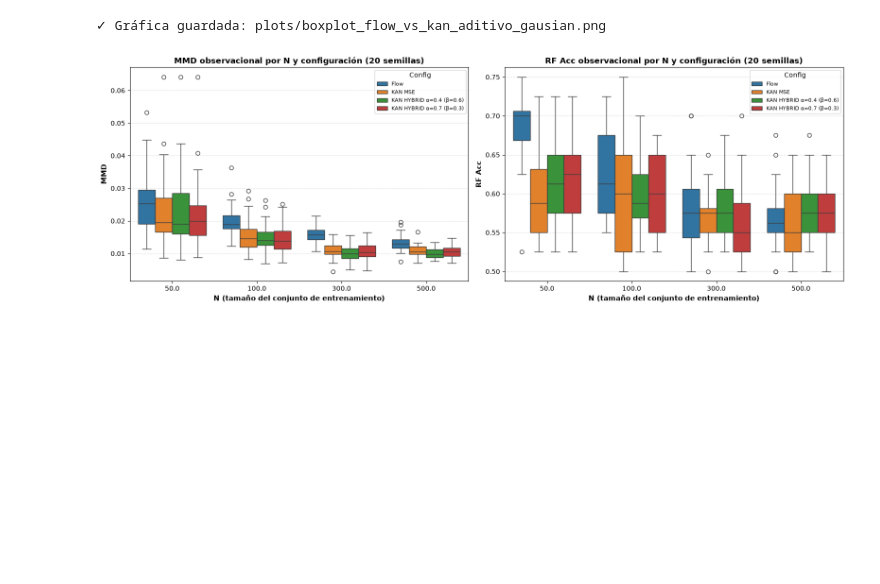
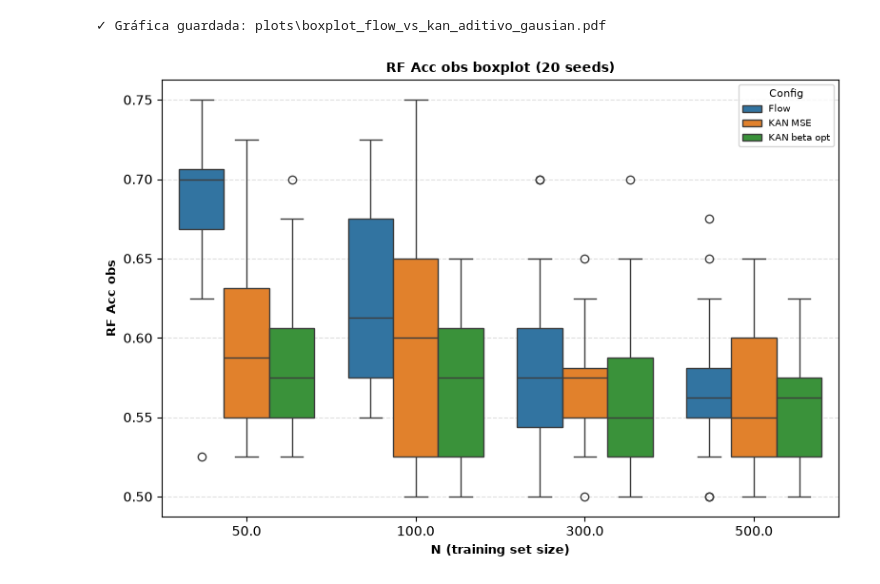
Before and after one commit to Claudia-Rodriguez2002/kacgm_hsic, a Jupyter notebook: notebooks/Experimento1/Observacional/Ruido_ Aditivo_Gausiano.ipynb, the cells around one changed output. Cells and saved outputs as stored; diff of their text form; code cells hidden in the pictures; blank space fills up the shorter version.

Commit message:
Exp1: plot vs beta, bigotes rf, tablas metricas

```diff
--- a/notebooks/Experimento1/Observacional/Ruido_ Aditivo_Gausiano.ipynb
+++ b/notebooks/Experimento1/Observacional/Ruido_ Aditivo_Gausiano.ipynb
@@ -529,2 +641,20 @@ VISUALIZACIÓN: MEDIA Y DESVIACIÓN TÍPICA POR MÉTRICA
 [figure]
 ✓ Gráficas generadas con media ± desviación típica (todas las N en una figura)
+# %%
+# ==============================================================================
+# PASO 7b: SELECCIÓN DEL BETA ÓPTIMO POR N (MÍNIMA RF ACC OBSERVACIONAL, BETA EN [0.1, 0.9])
+# ==============================================================================
+df_betas_hibridos = df_final_multi_n[(df_final_multi_n['Beta'] >= 0.1) & (df_final_multi_n['Beta'] <= 0.9)]
+rf_acc_por_n_beta = df_betas_hibridos.groupby(['N', 'Beta'])['RF Acc'].mean().unstack('Beta').sort_index()
+
+print("RF Acc media observacional por N y Beta (0.1 a 0.9):")
+display(rf_acc_por_n_beta)
+
+beta_optimo_por_n = {}
+alpha_optimo_por_n = {}
+for n_val in sorted(df_betas_hibridos['N'].unique()):
+    serie_n = rf_acc_por_n_beta.loc[n_val]
+    beta_opt = float(serie_n.idxmin())
+    beta_optimo_por_n[n_val] = beta_opt
+    alpha_optimo_por_n[n_val] = round(1.0 - beta_opt, 2)
+    print(f"N = {n_val}: Beta óptimo = {beta_opt:.2f} (Alpha = {alpha_optimo_por_n[n_val]:.2f})")
@@ -711,8 +1007,8 @@ Comparación Flow vs. KAN (MSE, α=0.6, α=0.3, HSIC) — media ± std, mismo N,
 | 0 | 500 | 0.01333 ± 0.00301 | 0.57000 ± 0.04631 | 0.01082 ± 0.00221 | 0.55625 ± 0.04126 | 0.01045 ± 0.00157 | ... |
 # %%
 # ==============================================================================
-# PASO 10: VISUALIZACIÓN - BOXPLOTS OBSERVACIONALES POR N Y CONFIGURACIÓN
-# Un panel por métrica (MMD, RF Acc) | Eje X = N | Un color (hue) por Config
+# PASO 10: VISUALIZACIÓN - BOXPLOT OBSERVACIONAL (RF ACC) POR N Y CONFIGURACIÓN
+# Eje X = N | Un color (hue) por Config
 # Cada caja resume las semillas disponibles (mediana, RIC, outliers) -> mejor
 # que media±std para ver si la varianza es simétrica o hay semillas concretas
 # que se disparan (esto último se pierde en una banda ±std).
@@ -720,53 +1016,56 @@ Comparación Flow vs. KAN (MSE, α=0.6, α=0.3, HSIC) — media ± std, mismo N,
 # Experimento puramente observacional: sin MMD/MAE interventional ni
 # contrafactual (queda fuera de esta comparación a petición expresa).
 # Se excluye "KAN HSIC" (β=1), igual que en el gráfico anterior.
+# El config híbrido mostrado es el Beta óptimo por N (PASO 7b), etiquetado en la
+# leyenda como "KAN beta opt" aunque el Beta subyacente varíe según N.
 # ==============================================================================
 import matplotlib.pyplot as plt
 import seaborn as sns
 
 configs_kan_box = [
     ('mse', None, 'KAN MSE'),
-    ('hybrid', 0.4, 'KAN HYBRID α=0.4 (β=0.6)'),
-    ('hybrid', 0.7, 'KAN HYBRID α=0.7 (β=0.3)'),
 ]
 
 registros_box = []
 
 # Una fila por semilla para el Flow
 for _, row in df_flow.iterrows():
-    registros_box.append({'N': row['N'], 'Config': 'Flow', 'MMD': row['MMD'], 'RF Acc': row['RF Acc']})
+    registros_box.append({'N': row['N'], 'Config': 'Flow', 'RF Acc obs': row['RF Acc']})
 
 # Una fila por semilla para cada config del KAN seleccionada
 for loss_name, alpha_val, etiqueta in configs_kan_box:
     grp = df_final_multi_n[df_final_multi_n['Loss'] == loss_name]
     if alpha_val is not None:
         grp = grp[np.isclose(grp['Alpha'], alpha_val)]
     for _, row in grp.iterrows():
-        registros_box.append({'N': row['N'], 'Config': etiqueta, 'MMD': row['MMD'], 'RF Acc': row['RF Acc']})
+        registros_box.append({'N': row['N'], 'Config': etiqueta, 'RF Acc obs': row['RF Acc']})
+
+# Una fila por semilla para el KAN con el Beta óptimo de cada N (una sola etiqueta: "KAN beta opt")
+for n_val, alpha_val in alpha_optimo_por_n.items():
+    grp = df_final_multi_n[(df_final_multi_n['Loss'] == 'hybrid') & (df_final_multi_n['N'] == n_val) & np.isclose(df_final_multi_n['Alpha'], alpha_val)]
+    for _, row in grp.iterrows():
+        registros_box.append({'N': row['N'], 'Config': 'KAN beta opt', 'RF Acc obs': row['RF Acc']})
 
 df_box = pd.DataFrame(registros_box)
 
 n_semillas_usadas = df_box.groupby(['N', 'Config']).size().max()
 
-metricas_box = ['MMD', 'RF Acc']
-fig, axes = plt.subplots(1, len(metricas_box), figsize=(8 * len(metricas_box), 5.5))
-
-for ax, metrica in zip(axes, metricas_box):
-    sns.boxplot(data=df_box, x='N', y=metrica, hue='Config', ax=ax)
-    ax.set_title(f'{metrica} observacional por N y configuración ({n_semillas_usadas} semillas)', fontsize=12, fontweight='bold')
-    ax.set_xlabel('N (tamaño del conjunto de entrenamiento)', fontsize=11, fontweight='bold')
-    ax.set_ylabel(metrica, fontsize=11, fontweight='bold')
-    ax.grid(True, linestyle='--', alpha=0.4, axis='y')
-    ax.legend(fontsize=8, loc='best', title='Config')
+fig, ax = plt.subplots(figsize=(8, 5.5))
+sns.boxplot(data=df_box, x='N', y='RF Acc obs', hue='Config', ax=ax)
+ax.set_title(f'RF Acc obs boxplot ({n_semillas_usadas} seeds)', fontsize=10, fontweight='bold')
+ax.set_xlabel('N (training set size)', fontsize=9, fontweight='bold')
+ax.set_ylabel('RF Acc obs', fontsize=9, fontweight='bold')
+ax.grid(True, linestyle='--', alpha=0.4, axis='y')
+ax.legend(fontsize=7, loc='best', title='Config', title_fontsize=8)
 
 plt.tight_layout()
 
 if not os.path.exists('plots'):
     os.makedirs('plots')
-ruta_plot = os.path.join('plots', 'boxplot_flow_vs_kan_aditivo_gausian.png')
+ruta_plot = os.path.join('plots', 'boxplot_flow_vs_kan_aditivo_gausian.pdf')
 plt.savefig(ruta_plot, dpi=300, bbox_inches='tight')
 print(f"✓ Gráfica guardada: {ruta_plot}")
 plt.show()
 # %% [output]
-✓ Gráfica guardada: plots/boxplot_flow_vs_kan_aditivo_gausian.png
+✓ Gráfica guardada: plots\boxplot_flow_vs_kan_aditivo_gausian.pdf
-[figure, old version]
+[figure, new version]
```
Also changed, not shown: parts of 6 cells of this notebook, 5 other files.
